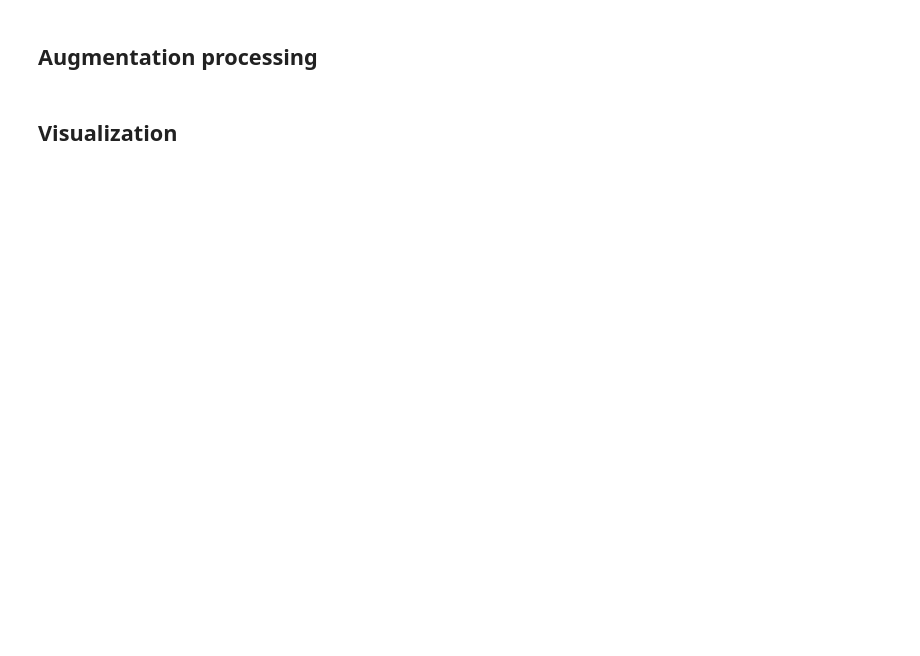
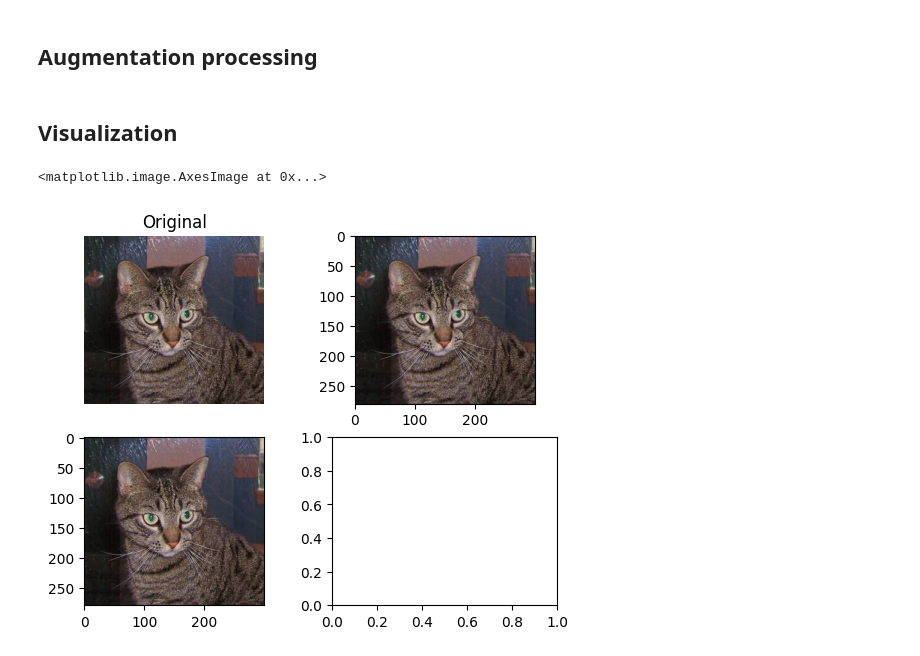
Before and after one commit to DucTrung1802/DS, a Jupyter notebook: Keras_Tutorial/Image_Augmetation.ipynb, the cells around one changed output. Cells and saved outputs as stored; diff of their text form; code cells hidden in the pictures; blank space fills up the shorter version.

```diff
--- a/Keras_Tutorial/Image_Augmetation.ipynb
+++ b/Keras_Tutorial/Image_Augmetation.ipynb
@@ -132,2 +50,21 @@ for _ in range(AUGMENTATION_REPLICA):
+# %%
+transform = A.Compose([
+    A.HorizontalFlip(p=0.3),
+])
+
+transformed_image_list = []
+
+transformed_image = transform(image=image)["image"]
+transformed_image_2 = transform(image=image)["image"]
 # %% [markdown]
 ## Visualization
+# %%
+fig, axarr = plt.subplots(2, 2)
+axarr[0, 0].imshow(image)
+axarr[0, 0].axis("off")
+axarr[0, 0].set_title("Original")
+axarr[0, 1].imshow(transformed_image)
+axarr[1, 0].imshow(transformed_image_2)
+# %% [output]
+<matplotlib.image.AxesImage at 0x...>
+[figure, added]
```
Also changed, not shown: parts of 9 cells of this notebook.
